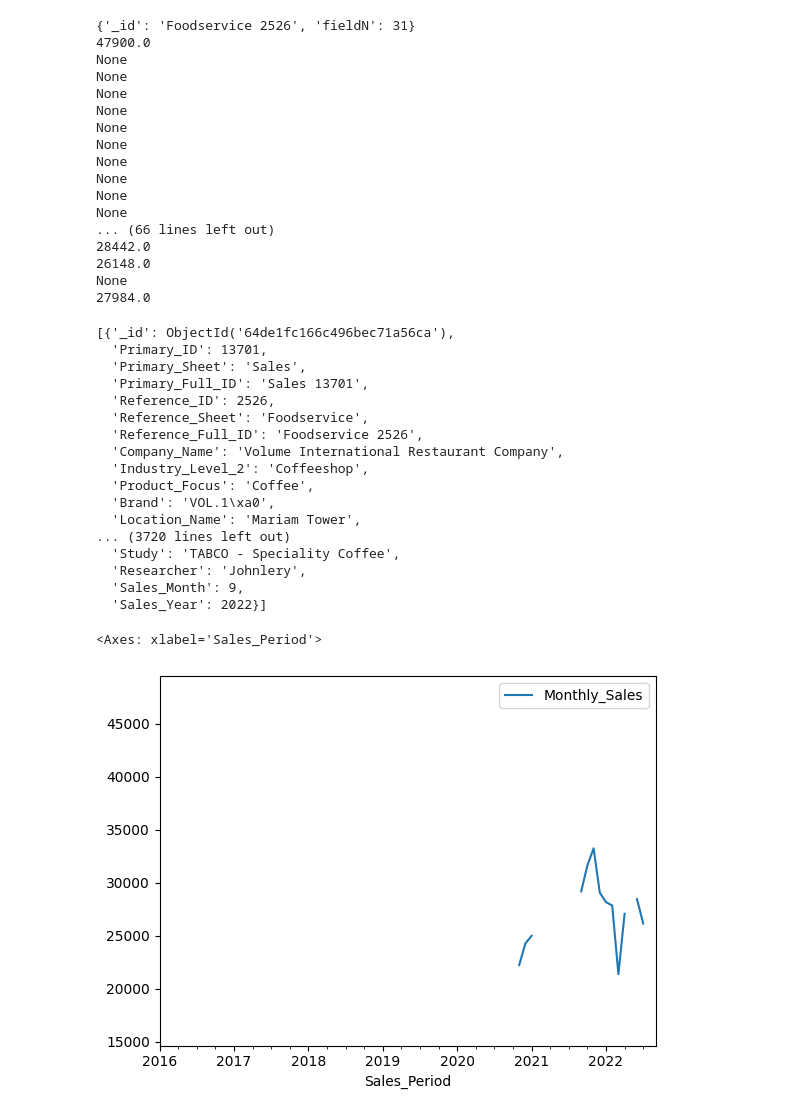
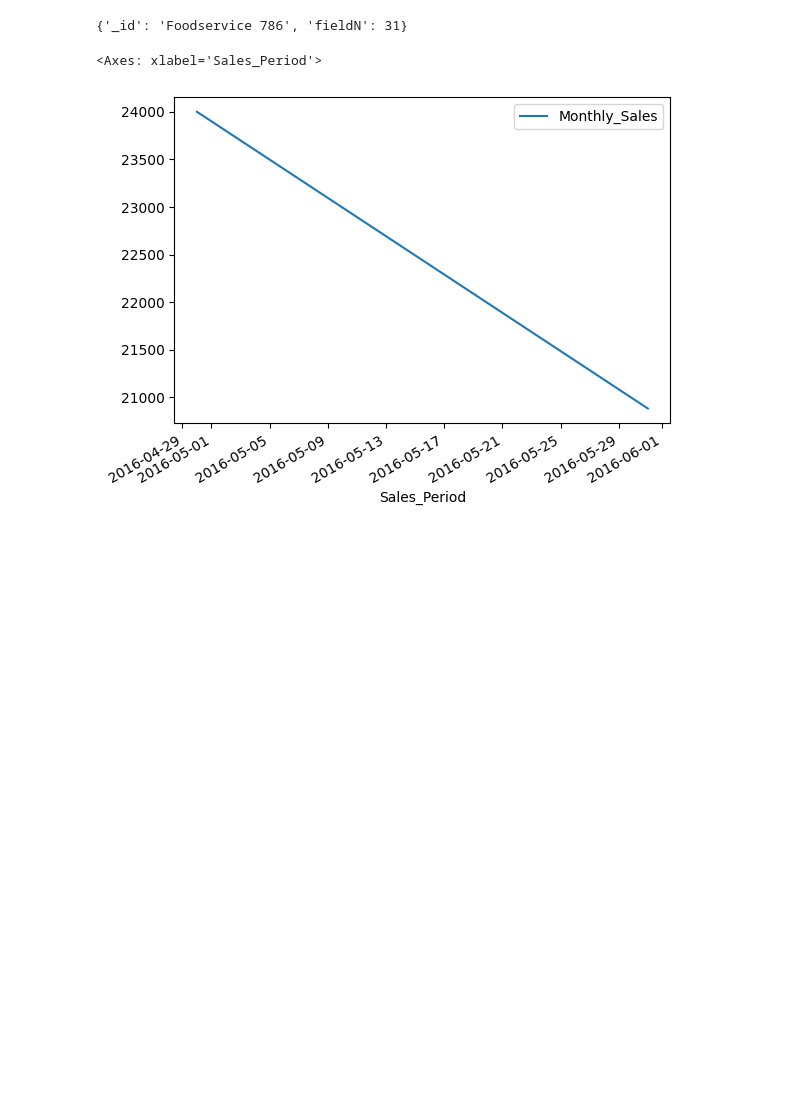
Before and after one commit to MahmoudAlawdh/newSalesGeneration, a Jupyter notebook: main.ipynb, the cells around one changed output. Cells and saved outputs as stored; diff of their text form; code cells hidden in the pictures; blank space fills up the shorter version.

```diff
--- a/main.ipynb
+++ b/main.ipynb
@@ -28,94 +28,63 @@ def get_prediction(model: Prophet, number_of_months):
     predictions = model.predict(future_dates)
     return predictions
 
-def find_seg(data:list[dict]):
-    start_date = data[0]['Sales_Period']
-    end_date = data[-1]['Sales_Period']
+def find_seg(data: list[dict], seg_len: int=3):
+    seg = []
     for i in data:
-        monthly_sales = i['Monthly_Sales']
-        if type(monthly_sales) == int or type(monthly_sales) == float:
-            start_date = i['Sales_Period']
-            break
-    for i in reversed(data):
-        monthly_sales = i['Monthly_Sales']
-        if type(monthly_sales) == int or type(monthly_sales) == float:
-            end_date = i['Sales_Period']
-            break
-    result = [record for record in data  if start_date>= record['Sales_Period'] >= end_date]
-    for i in result:
-        print(i['Monthly_Sales'])
-    return result
+        if i["Monthly_Sales"] == None and len(seg) > 0:
+            seg.append(i)
+        if i["Monthly_Sales"] != None and len(seg) == 0:
+            seg.append(i)
+
+        if i["Monthly_Sales"] != None and len(seg) > 0:
+            if len(seg) == 1:
+                seg.append(i)
+            else:
+                if len(seg) > seg_len:
+                    seg = []
+                    seg.append(i)
+                    continue
+                seg.append(i)
+                yield seg
+                seg = []
 # %%
 import numpy as np
 reference_ids = list(new_sales_refenrece_ids_with_sales_count())
 # id = random.choice(reference_ids)
-id = {'_id': 'Foodservice 2526', 'fieldN': 31}
+id = {'_id': 'Foodservice 786', 'fieldN': 31}
 
 
 print(id)
 sales = list(
     new_sales_collection.find(
         {
             "Reference_Full_ID": id['_id'],
             # "Reference_Full_ID":"Foodservice 4905"
             # "$and": [{"Sales_Month": {"$ne":4}},{"Sales_Year":{"$ne":2021}}],
         }
     ).sort("Sales_Period")
 )
 """
 issues to look for
 - if all sales have the same value,
 
 
 """
 
-sales = find_seg(sales)
-display(sales)
+sales = list(find_seg(sales))[0]
+
 df = pd.DataFrame(sales)
 df.plot(x="Sales_Period", y="Monthly_Sales")
 # df = df.replace(0, np.nan)
 # m = prophet_forecast_model(df,"Weekday_Store_Sales")
 # forcast = get_prediction(m,1)
 # display(forcast[['ds','yhat']])
 # display(forcast)
 # display(forcast[['ds','yhat']])
 # plot_plotly(m,forcast)
 # view generated sales charts
 # %% [output]
-{'_id': 'Foodservice 2526', 'fieldN': 31}
-47900.0
-None
-None
-None
-None
-None
-None
-None
-None
-None
-None
-... (66 lines left out)
-28442.0
-26148.0
-None
-27984.0
+{'_id': 'Foodservice 786', 'fieldN': 31}
-[{'_id': ObjectId('64de1fc166c496bec71a56ca'),
-  'Primary_ID': 13701,
-  'Primary_Sheet': 'Sales',
-  'Primary_Full_ID': 'Sales 13701',
-  'Reference_ID': 2526,
-  'Reference_Sheet': 'Foodservice',
-  'Reference_Full_ID': 'Foodservice 2526',
-  'Company_Name': 'Volume International Restaurant Company',
-  'Industry_Level_2': 'Coffeeshop',
-  'Product_Focus': 'Coffee',
-  'Brand': 'VOL.1\xa0',
-  'Location_Name': 'Mariam Tower',
-... (3720 lines left out)
-  'Study': 'TABCO - Speciality Coffee',
-  'Researcher': 'Johnlery',
-  'Sales_Month': 9,
-  'Sales_Year': 2022}]
+<Axes: xlabel='Sales_Period'>
-<Axes: xlabel='Sales_Period'>
-[figure, old version]
+[figure, new version]
 # %%
```
Also changed, not shown: parts of 2 cells of this notebook, 9 other files.
